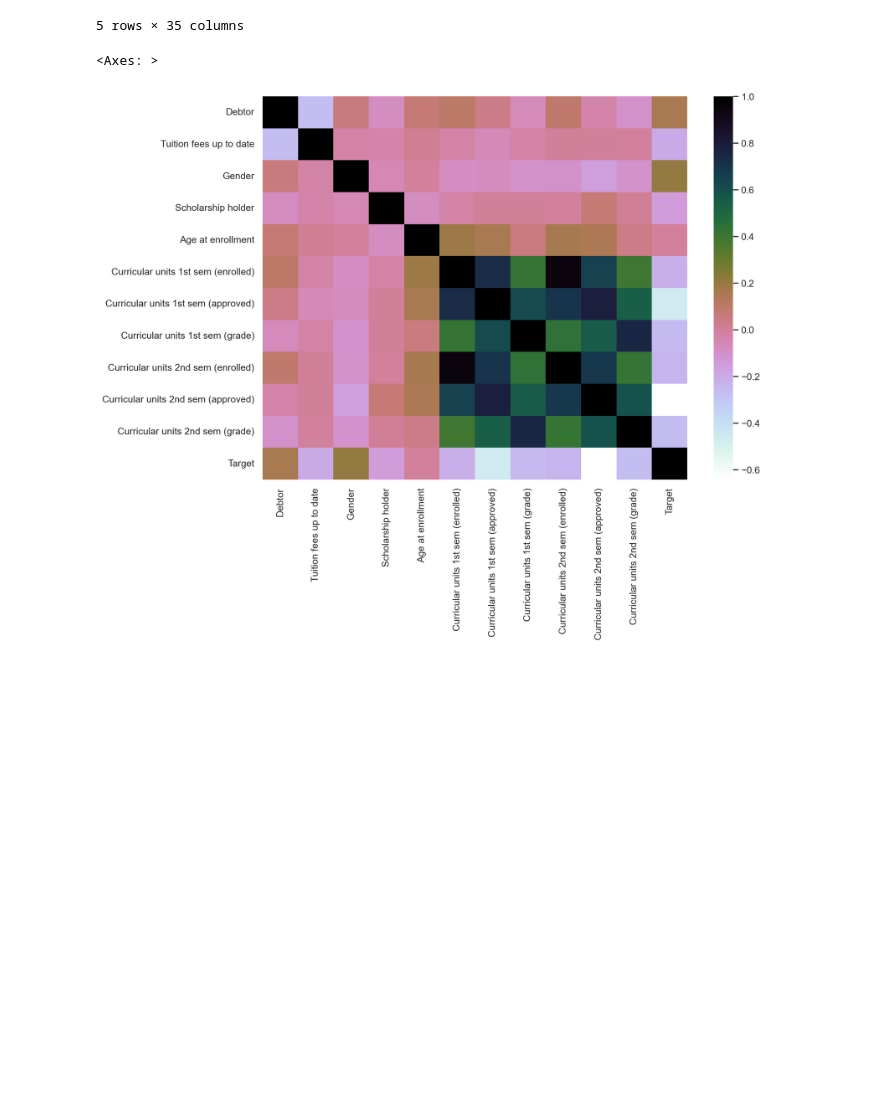
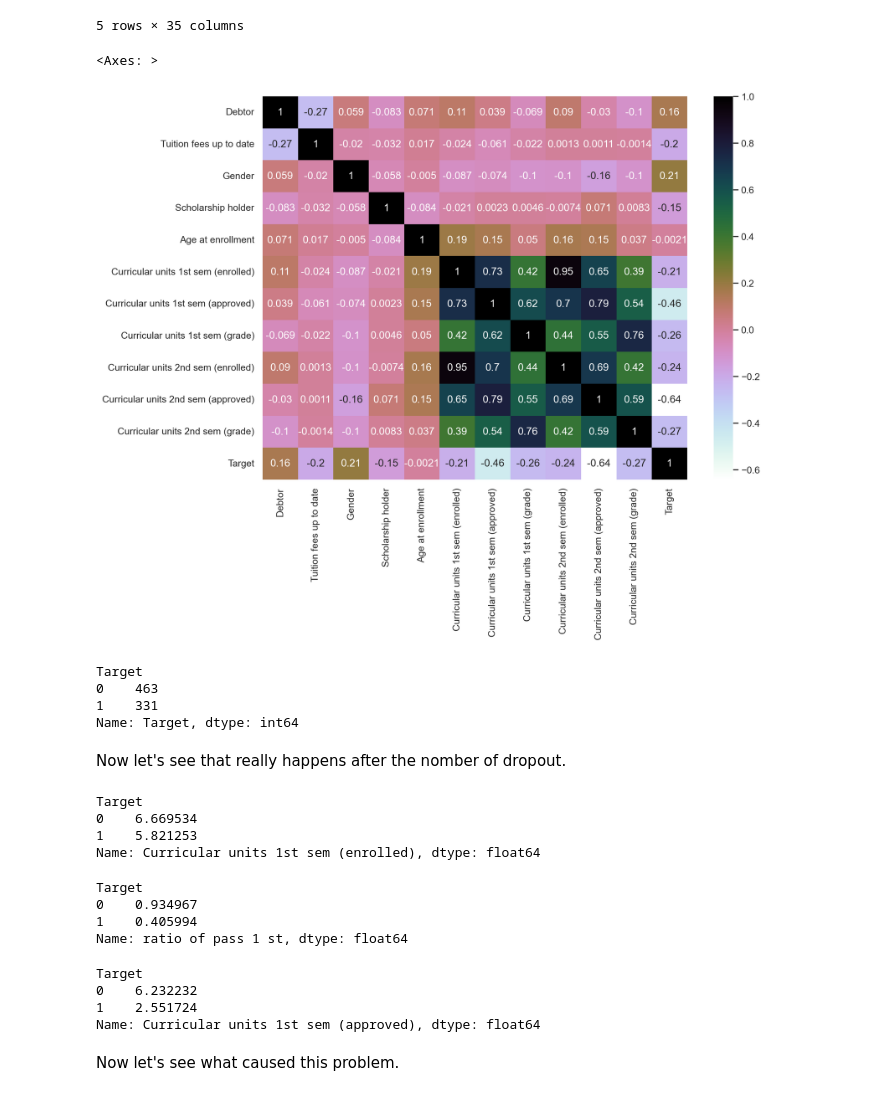
Before and after one commit to anapocai/machine_learning_project, a Jupyter notebook: Xinyi.ipynb, the cells around one changed output. Drawn from its saved outputs; the diff is of its cells as text; code cells hidden in the pictures; blank space fills up the shorter version.

```diff
--- a/Xinyi.ipynb
+++ b/Xinyi.ipynb
@@ -153,7 +153,23 @@ df_pred.head()
 # %%
 list1 = list(significant_corr.index)
 list1.append("Target")
-sns.heatmap(df_pred[list1].corr(), cmap='cubehelix_r')
+sns.heatmap(df_pred[list1].corr(), annot = True,cmap='cubehelix_r')
 # %% [output]
 <Axes: >
-[figure, old version]
+[figure, new version]
+# %%
+df_pred.groupby("Target")["Target"].count()
+# %% [output]
+Target
+0    463
+1    331
+Name: Target, dtype: int64
+# %% [markdown]
+Now let's see that really happens after the nomber of dropout.
+# %%
+df.groupby("Target")["Curricular units 1st sem (enrolled)"].mean()
+# %% [output]
+Target
+0    6.669534
+1    5.821253
+Name: Curricular units 1st sem (enrolled), dtype: float64
@@ -159,0 +178,16 @@ sns.heatmap(df_pred[list1].corr(), cmap='cubehelix_r')
+# %%
+df.groupby("Target")["ratio of pass 1 st"].mean()
+# %% [output]
+Target
+0    0.934967
+1    0.405994
+Name: ratio of pass 1 st, dtype: float64
+# %%
+df.groupby("Target")["Curricular units 1st sem (approved)"].mean()
+# %% [output]
+Target
+0    6.232232
+1    2.551724
+Name: Curricular units 1st sem (approved), dtype: float64
+# %% [markdown]
+Now let's see what caused this problem.
```
Also changed, not shown: parts of 3 cells of this notebook.
